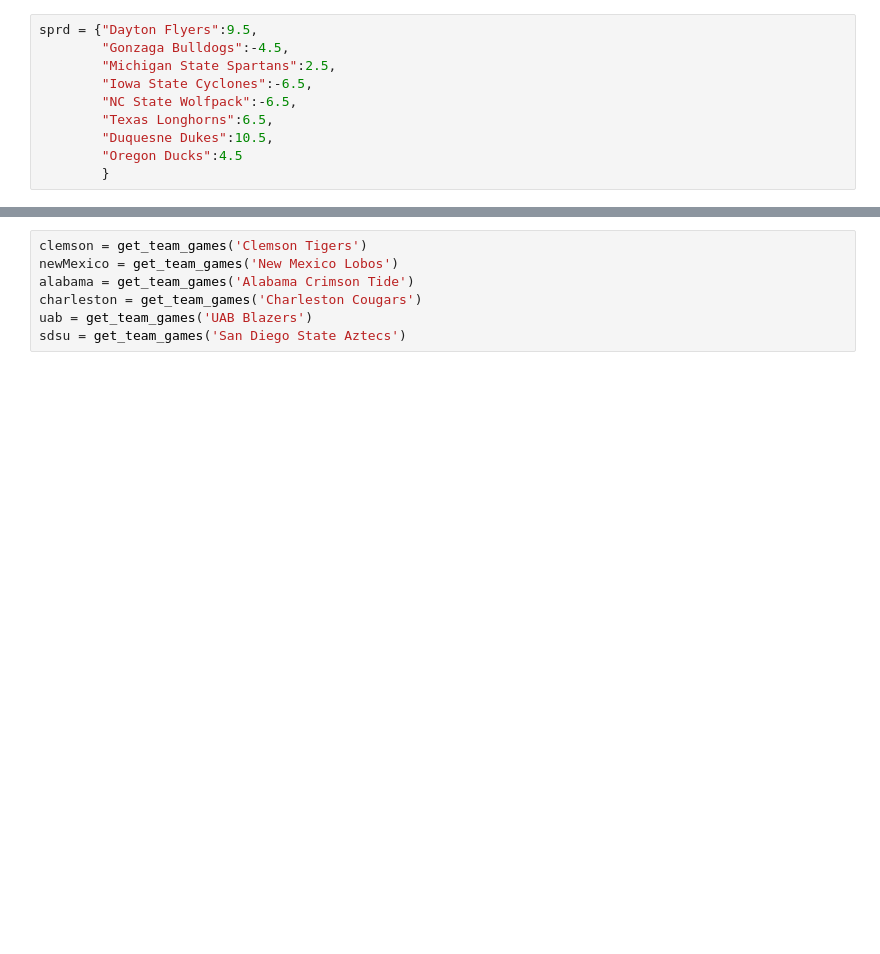
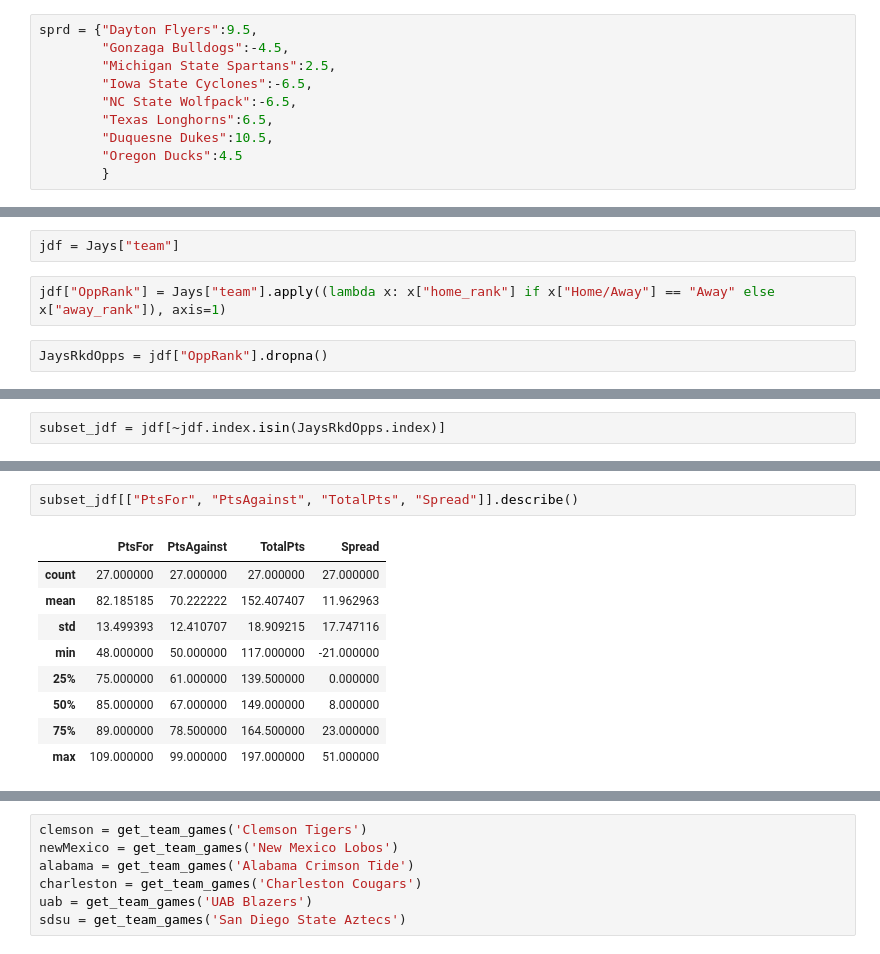
Before and after one commit to simkimsia/NBA-Dashboard, a Jupyter notebook: NCAA.ipynb, the cells around one changed output, grey strips where cells are left out. Saved outputs shown, nothing was run; the diff lists cells and outputs as text; blank space fills up the shorter version.

```diff
--- a/NCAA.ipynb
+++ b/NCAA.ipynb
@@ -246,0 +298,6 @@ for d in tst:
+# %%
+jdf = Jays["team"]
+# %%
+jdf["OppRank"] = Jays["team"].apply((lambda x: x["home_rank"] if x["Home/Away"] == "Away" else x["away_rank"]), axis=1)
+# %%
+JaysRkdOpps = jdf["OppRank"].dropna()
@@ -246,0 +306,2 @@ for d in tst:
+# %%
+subset_jdf = jdf[~jdf.index.isin(JaysRkdOpps.index)]
@@ -246,0 +312,12 @@ for d in tst:
+# %%
+subset_jdf[["PtsFor", "PtsAgainst", "TotalPts", "Spread"]].describe()
+# %% [output]
+|  | PtsFor | PtsAgainst | TotalPts | Spread |
+| count | 27.000000 | 27.000000 | 27.000000 | 27.000000 |
+| mean | 82.185185 | 70.222222 | 152.407407 | 11.962963 |
+| std | 13.499393 | 12.410707 | 18.909215 | 17.747116 |
+| min | 48.000000 | 50.000000 | 117.000000 | -21.000000 |
+| 25% | 75.000000 | 61.000000 | 139.500000 | 0.000000 |
+| 50% | 85.000000 | 67.000000 | 149.000000 | 8.000000 |
+| 75% | 89.000000 | 78.500000 | 164.500000 | 23.000000 |
+| max | 109.000000 | 99.000000 | 197.000000 | 51.000000 |
```
Also changed, not shown: parts of 30 cells of this notebook, 1 other file.
